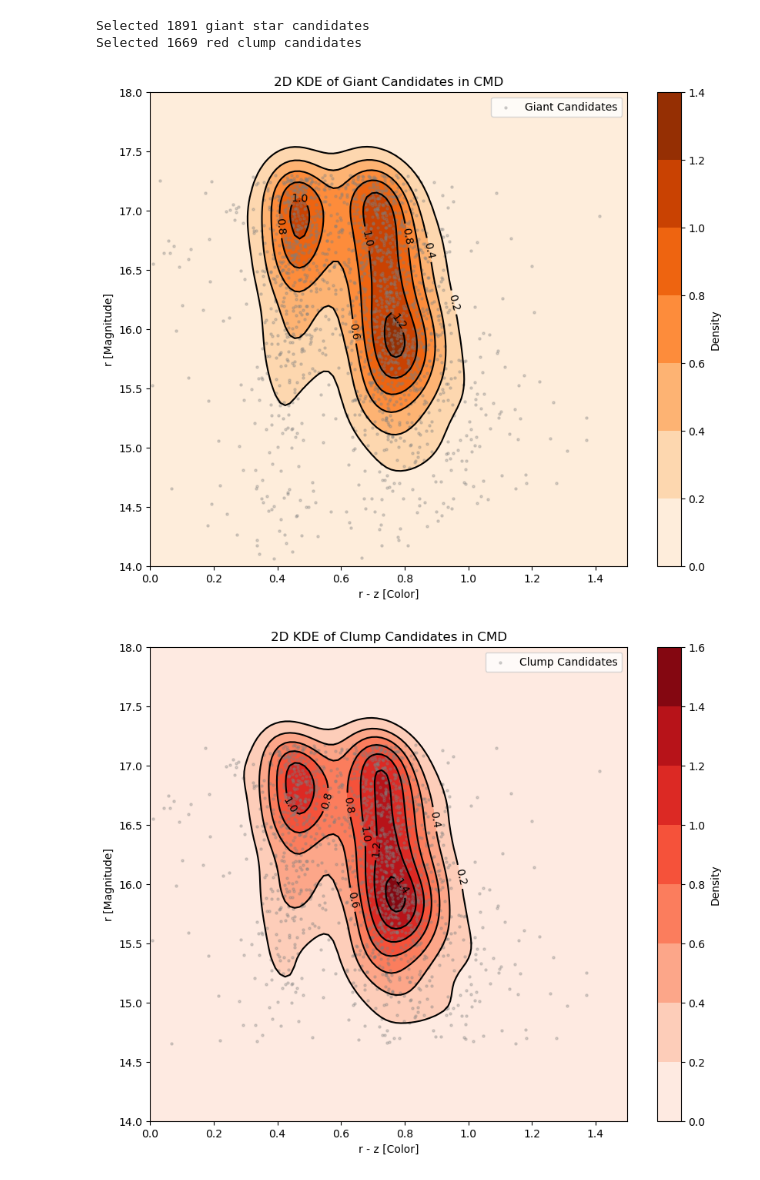
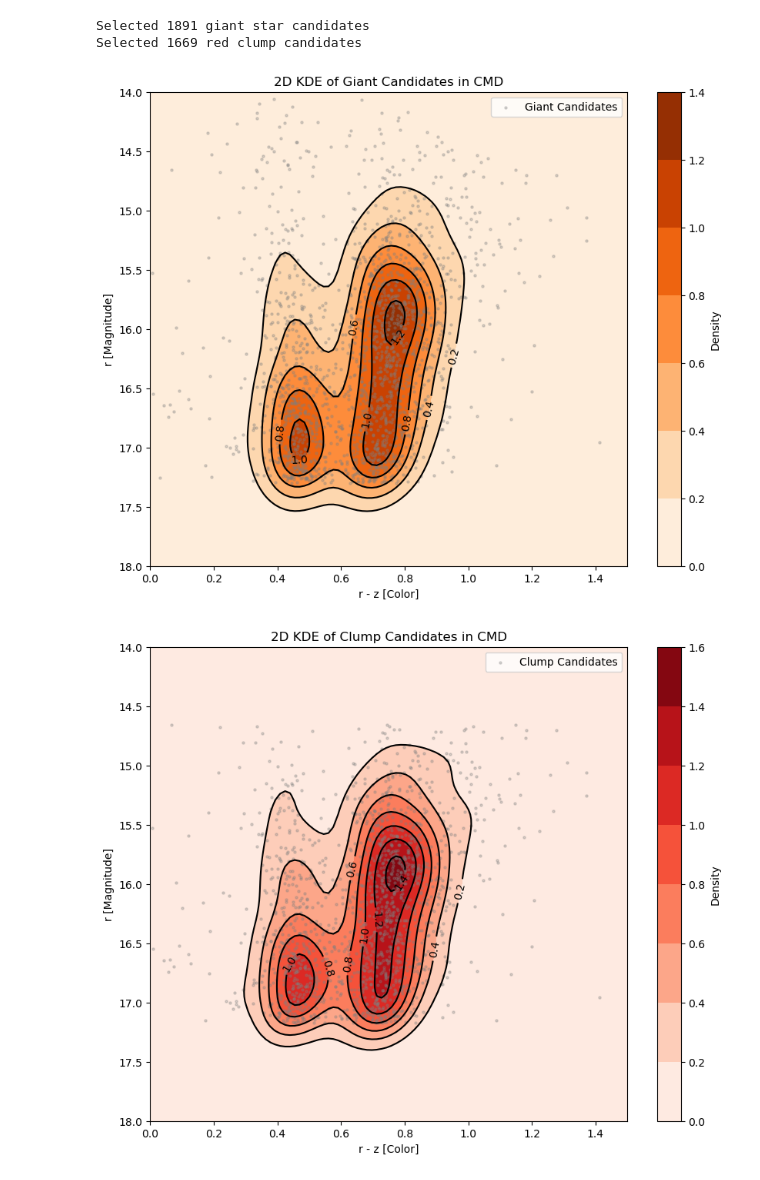
Before and after one commit to NireAstro/SURP2025, a Jupyter notebook: fit_models/cleaned_kde_no_colorcut.ipynb, the cells around one changed output. Cells and saved outputs as stored; diff of their text form; code cells hidden in the pictures.

```diff
--- a/fit_models/cleaned_kde_no_colorcut.ipynb
+++ b/fit_models/cleaned_kde_no_colorcut.ipynb
@@ -400,34 +400,37 @@ else:
 
     # Plotting the 2D KDE
     fig = plt.figure(figsize=(10, 8))
     ax = fig.gca()
 
     # Set plot limits
     ax.set_xlim(xmin, xmax)
     ax.set_ylim(ymin, ymax)
 
+    # Invert the y-axis
+    ax.invert_yaxis()
+
     # Contourf plot (filled contours)
     cfset = ax.contourf(xx, yy, f, cmap='Oranges')
 
     # You can also add the data points themselves on top of the KDE plot
     ax.scatter(x, y, s=5, color='gray', alpha=0.3, label='Giant Candidates')
 
     # Contour plot (lines only)
     cset = ax.contour(xx, yy, f, colors='k')
 
     # Label contours
     ax.clabel(cset, inline=1, fontsize=10)
 
     # Set labels and title
     ax.set_xlabel(f"{color_band_1} - {color_band_2} [Color]")
     ax.set_ylabel(f"{magnitude_band} [Magnitude]")
     ax.set_title('2D KDE of Giant Candidates in CMD')
 
     plt.colorbar(cfset, label='Density') # Add a color bar
     plt.legend()
     plt.show()
 # %% [output]
-[figure, old version]
+[figure, new version]
 # %%
 # --- 2D KDE for Red Clump Candidates ---
 
@@ -466,6 +469,9 @@ else:
     ax.set_xlim(xmin, xmax)
     ax.set_ylim(ymin, ymax)
 
+    # Invert the y-axis
+    ax.invert_yaxis()
+
     # Contourf plot (filled contours)
     cfset = ax.contourf(xx, yy, f, cmap='Reds')
 
@@ -487,4 +493,4 @@ else:
     plt.legend()
     plt.show()
 # %% [output]
-[figure, old version]
+[figure, new version]
```
Also changed, not shown: 3 other files.
